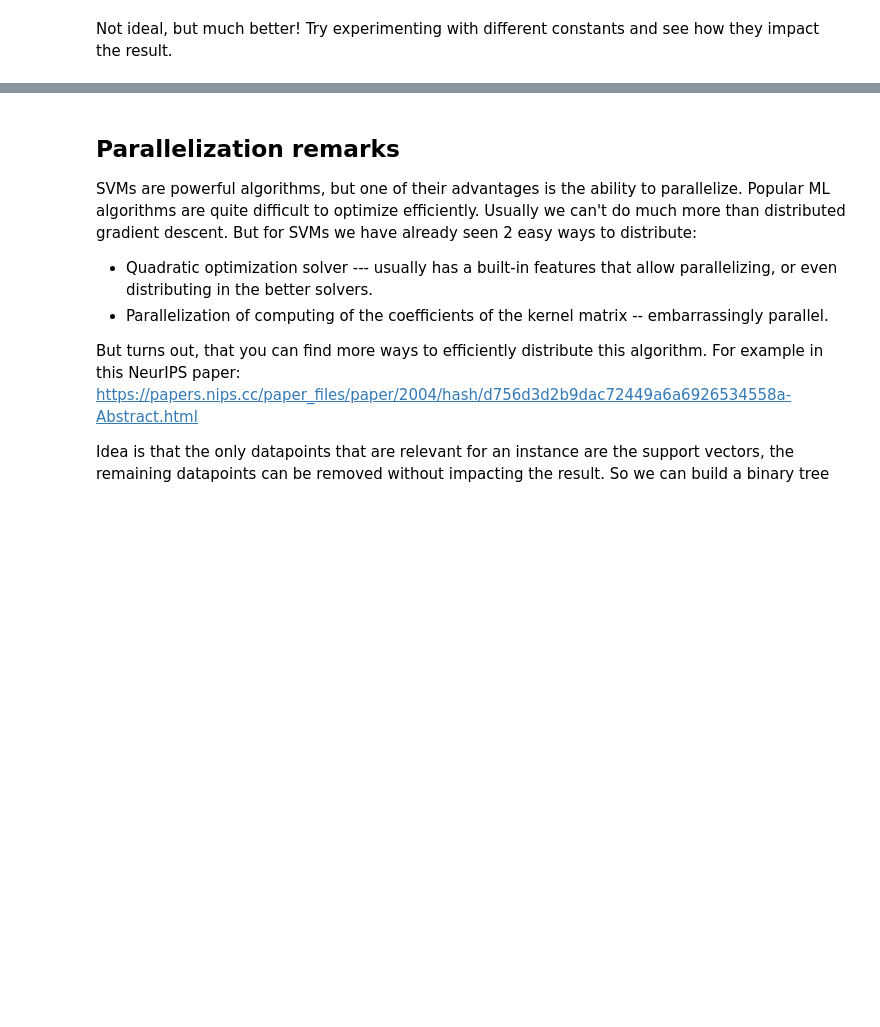
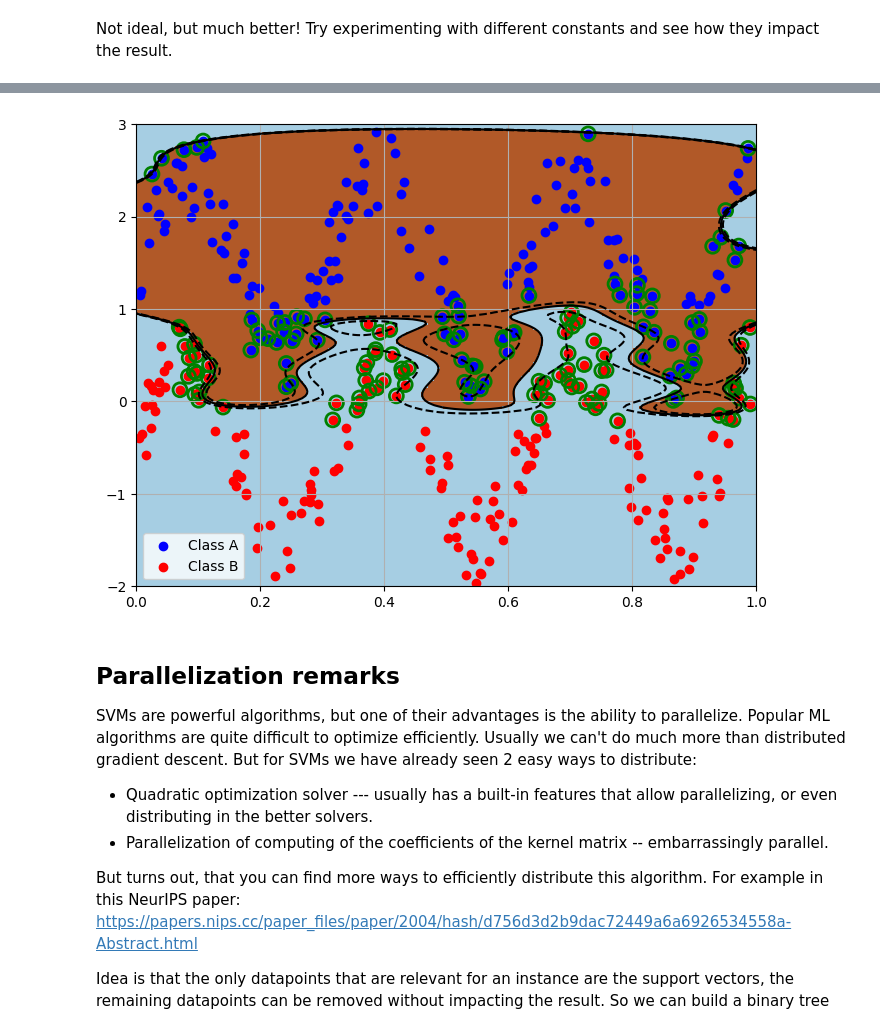
Before and after one commit to MichalSlowakiewicz/Large-Scale-Machine-Learning, a Jupyter notebook: LAB_4.ipynb, the cells around one changed output, grey strips where cells are left out. Saved outputs shown, nothing was run; the diff lists cells and outputs as text; code cells hidden in the pictures; blank space fills up the shorter version.

```diff
--- a/LAB_4.ipynb
+++ b/LAB_4.ipynb
@@ -659,3 +669,7 @@ Not ideal, but much better! Try experimenting with different constants and see h
+# %%
+plot_kernelized(x_sin, y_sin, rbf_kern(sigma=0.5), -2, 3)
+# %% [output]
+[figure, added]
 # %% [markdown]
 ## Parallelization remarks
 
```
Also changed, not shown: parts of 21 cells of this notebook.
